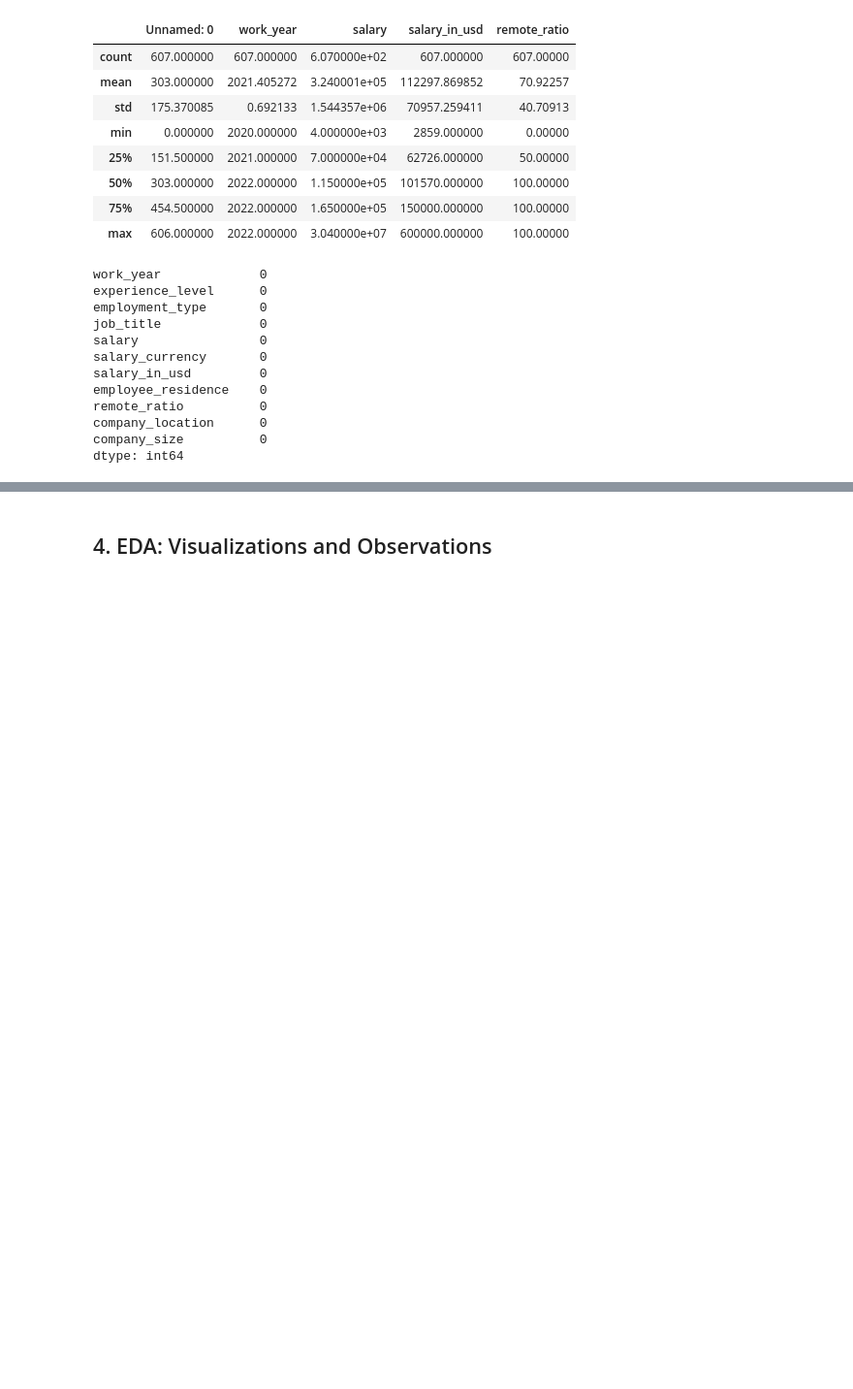
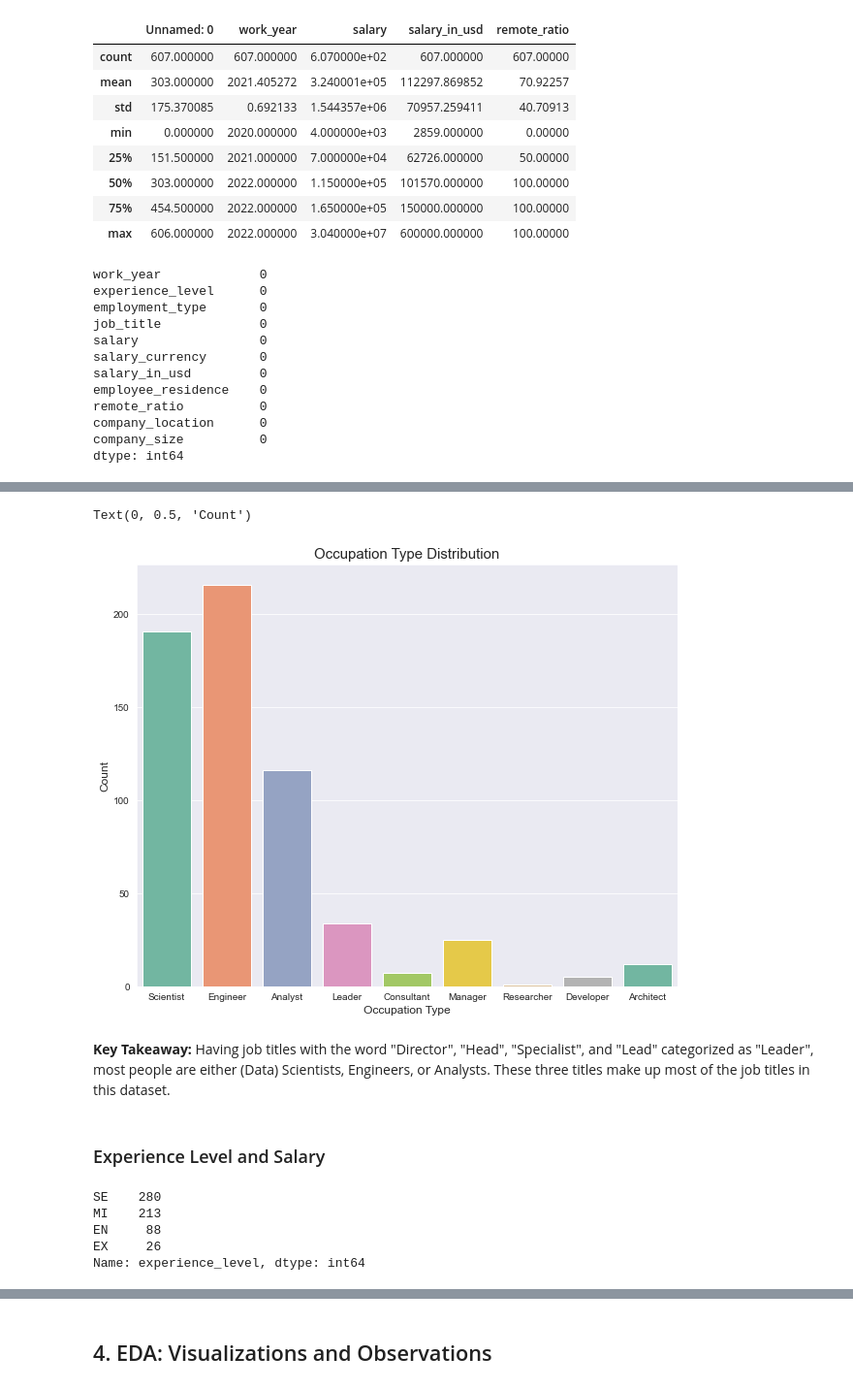
Before and after one commit to leena-kang/DS_Salary_EDA, a Jupyter notebook: EDA_Data_Salary.ipynb, the cells around one changed output, grey strips where cells are left out. Shown at 97% size. Saved outputs shown, nothing was run; the diff lists cells and outputs as text; code cells hidden in the pictures; blank space fills up the shorter version.

```diff
--- a/EDA_Data_Salary.ipynb
+++ b/EDA_Data_Salary.ipynb
@@ -129,0 +202,22 @@ plt.show()
+# %%
+plt.figure(figsize=(10,8))
+sns.set_style('darkgrid')
+sns.countplot(df['occupation_type'], palette='Set2')
+plt.title('Occupation Type Distribution', fontsize = 15)
+plt.xlabel('Occupation Type', fontsize = 12)
+plt.ylabel('Count', fontsize = 12)
+# %% [output]
+Text(0, 0.5, 'Count')
+[figure, added]
+# %% [markdown]
+**Key Takeaway:** Having job titles with the word "Director", "Head", "Specialist", and "Lead" categorized as "Leader", most people are either (Data) Scientists, Engineers, or Analysts. These three titles make up most of the job titles in this dataset.
+# %% [markdown]
+### Experience Level and Salary
+# %%
+df['experience_level'].value_counts()
+# %% [output]
+SE    280
+MI    213
+EN     88
+EX     26
+Name: experience_level, dtype: int64
```
Also changed, not shown: parts of 47 cells of this notebook.
